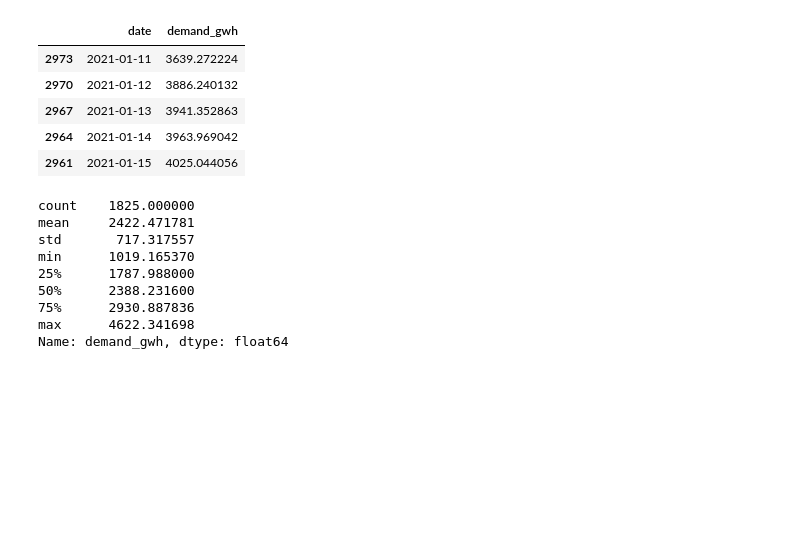
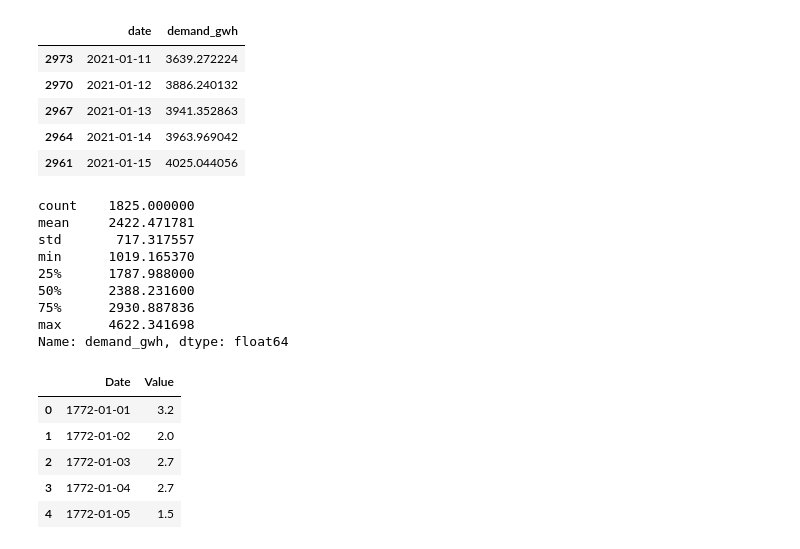
Before and after one commit to xdityx/xoserve-uk-gas-demand-forecasting, a Jupyter notebook: notebooks/data_exploration.ipynb, the cells around one changed output. Saved outputs shown, nothing was run; the diff lists cells and outputs as text; code cells hidden in the pictures; blank space fills up the shorter version.

```diff
--- a/notebooks/data_exploration.ipynb
+++ b/notebooks/data_exploration.ipynb
@@ -377,3 +377,18 @@ min      1019.165370
 75%      2930.887836
 max      4622.341698
 Name: demand_gwh, dtype: float64
+# %%
+weather_raw = pd.read_csv(
+    "../data/raw/uk_temperature_daily.csv",
+    sep=r"\s+",
+    engine="python"
+)
+
+weather_raw.head()
+# %% [output]
+|  | Date | Value |
+| 0 | 1772-01-01 | 3.2 |
+| 1 | 1772-01-02 | 2.0 |
+| 2 | 1772-01-03 | 2.7 |
+| 3 | 1772-01-04 | 2.7 |
+| 4 | 1772-01-05 | 1.5 |
```
Also changed, not shown: parts of 26 cells of this notebook.
